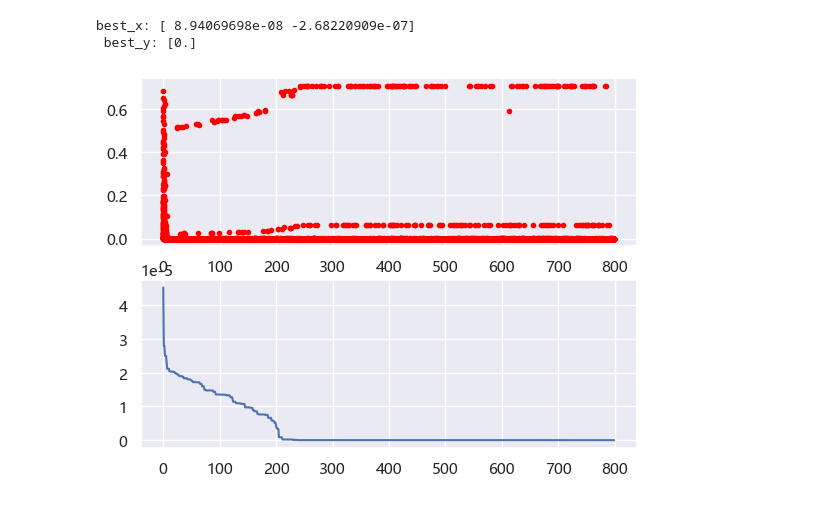
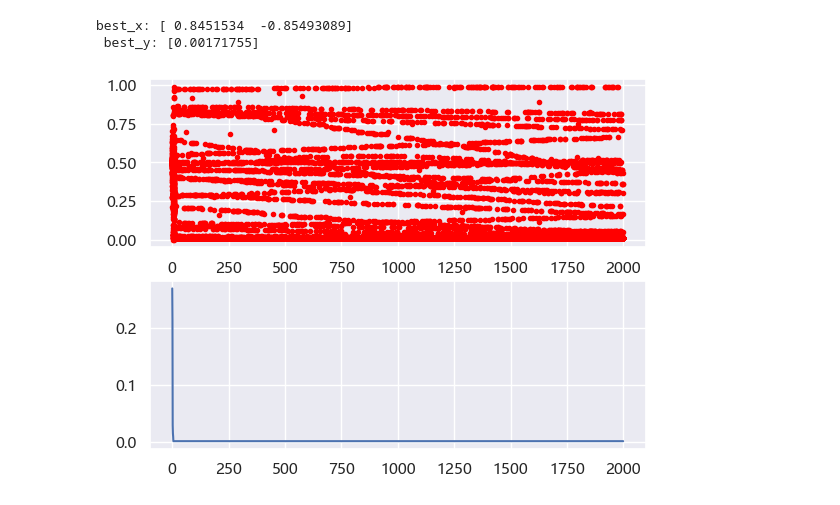
Before and after one commit to eric-gitta-moore/mcm-cn-2023, a Jupyter notebook: src/2023mcm_cn/T3/scikit-opt.ipynb, the cells around one changed output. Cells and saved outputs as stored; diff of their text form; code cells hidden in the pictures.

```diff
--- a/src/2023mcm_cn/T3/scikit-opt.ipynb
+++ b/src/2023mcm_cn/T3/scikit-opt.ipynb
@@ -10,43 +10,51 @@ from prettytable import PrettyTable
 from functools import partial
 from decimal import Decimal
 
-plt.rcParams['font.sans-serif'] = ['Microsoft YaHei']  # 黑体
-plt.rcParams['axes.unicode_minus'] = False  # 解决无法显示符号的问题
-palette = 'deep'
-sns.set(font='Microsoft YaHei', font_scale=1,
-        palette=palette)  # 解决Seaborn中文显示问题
+plt.rcParams["font.sans-serif"] = ["Microsoft YaHei"]  # 黑体
+plt.rcParams["axes.unicode_minus"] = False  # 解决无法显示符号的问题
+palette = "deep"
+sns.set(font="Microsoft YaHei", font_scale=1, palette=palette)  # 解决Seaborn中文显示问题
 # %%
 import numpy as np
 
 
 def schaffer(p):
-    '''
+    """
     This function has plenty of local minimum, with strong shocks
     global minimum at (0,0) with value 0
     https://en.wikipedia.org/wiki/Test_functions_for_optimization
-    '''
+    """
     x1, x2 = p
     part1 = np.square(x1) - np.square(x2)
     part2 = np.square(x1) + np.square(x2)
     return 0.5 + (np.square(np.sin(part1)) - 0.5) / np.square(1 + 0.001 * part2)
 
 
 # %%
 from sko.GA import GA
 
-ga = GA(func=schaffer, n_dim=2, size_pop=100, max_iter=800, prob_mut=0.001, lb=[-1, -1], ub=[1, 1], precision=1e-7)
+ga = GA(
+    func=schaffer,
+    n_dim=2,
+    size_pop=100,
+    max_iter=2000,
+    prob_mut=0.001,
+    lb=[-100, -100],
+    ub=[100, 100],
+    precision=1e-7,
+)
 best_x, best_y = ga.run()
-print('best_x:', best_x, '\n', 'best_y:', best_y)
+print("best_x:", best_x, "\n", "best_y:", best_y)
 # %% Plot the result
 import pandas as pd
 import matplotlib.pyplot as plt
 
 Y_history = pd.DataFrame(ga.all_history_Y)
 fig, ax = plt.subplots(2, 1)
-ax[0].plot(Y_history.index, Y_history.values, '.', color='red')
-Y_history.min(axis=1).cummin().plot(kind='line')
+ax[0].plot(Y_history.index, Y_history.values, ".", color="red")
+Y_history.min(axis=1).cummin().plot(kind="line")
 plt.show()
 # %% [output]
-best_x: [ 8.94069698e-08 -2.68220909e-07]
- best_y: [0.]
+best_x: [ 0.8451534  -0.85493089]
+ best_y: [0.00171755]
-[figure, old version]
+[figure, new version]
```
Also changed, not shown: 14 other files.
